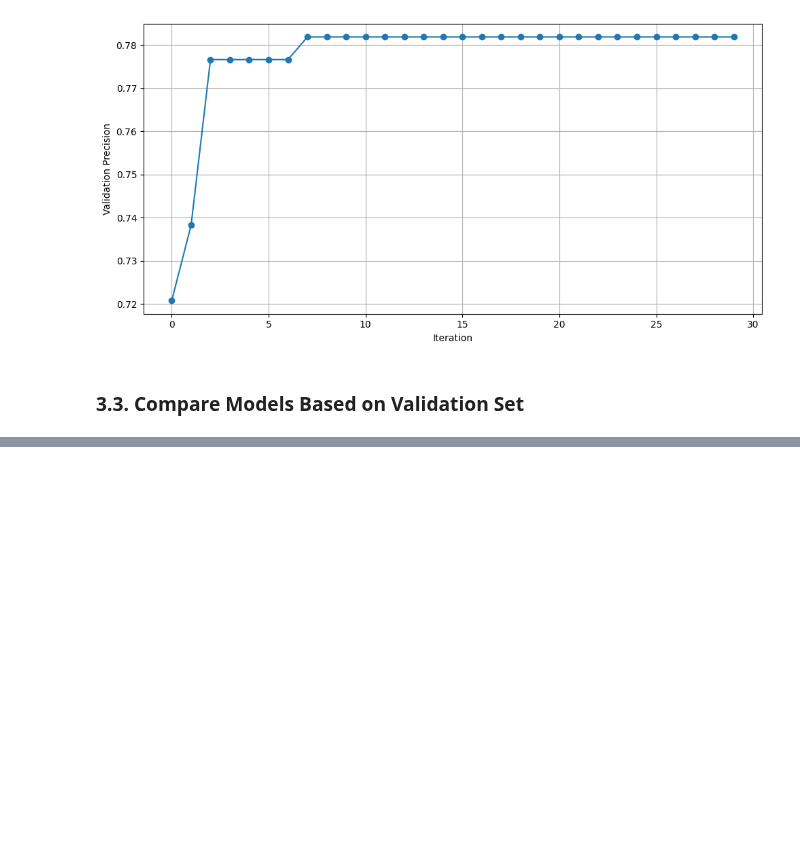
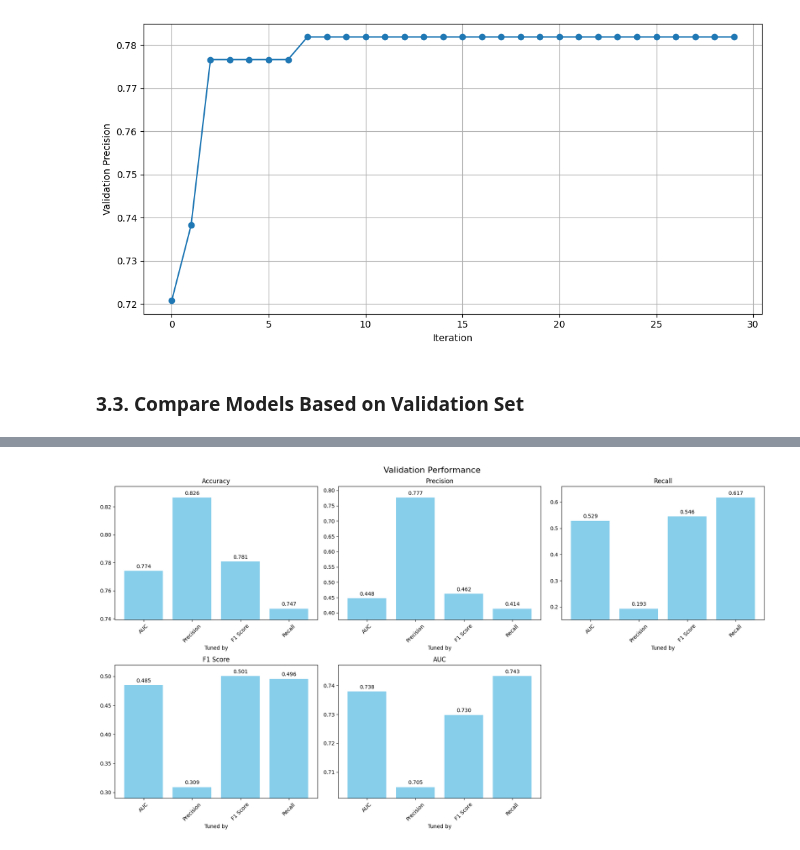
Before and after one commit to trinhkieuha/dp-shap-anomaly-detection, a Jupyter notebook: notebooks/03_Baseline_Model.ipynb, the cells around one changed output, grey strips where cells are left out. Saved outputs shown, nothing was run; the diff lists cells and outputs as text; code cells hidden in the pictures; blank space fills up the shorter version.

```diff
--- a/notebooks/03_Baseline_Model.ipynb
+++ b/notebooks/03_Baseline_Model.ipynb
@@ -443,0 +238,18 @@ plt.show()
+# %%
+# Read relevant files
+X_validate = pd.read_feather("../data/processed/X_validate.feather")
+y_validate = pd.read_feather("../data/processed/y_validate.feather")
+
+# Initialize the validation evaluation
+valeval = ValidationEvaluation(X_validate, y_validate, real_cols, binary_cols, all_cols, dp_sgd=False)
+
+# Read the log file
+log_path = "../logs/baseline_tune_log.txt"
+
+# Extract the latest successful Bayesian versions
+latest_successful_versions = valeval.extract_latest_successful_bayesian_versions(log_path)
+print(latest_successful_versions)
+
+# Evaluate the model performance
+eval_results = valeval.evaluate_model_performance(latest_successful_versions)
+display(eval_results)
@@ -443,0 +272,8 @@ plt.show()
+# %%
+##################################################
+## Plot a barplot of the validation performance ##
+##################################################
+
+valeval.plot_bar(eval_results, save=False)
+# %% [output]
+[figure, added]
```
Also changed, not shown: parts of 10 cells of this notebook, 47 other files.
